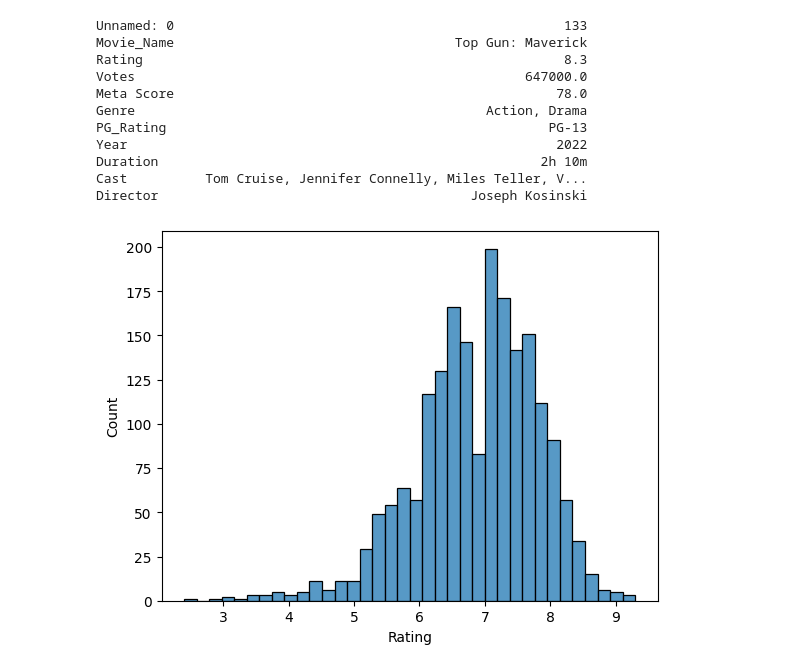
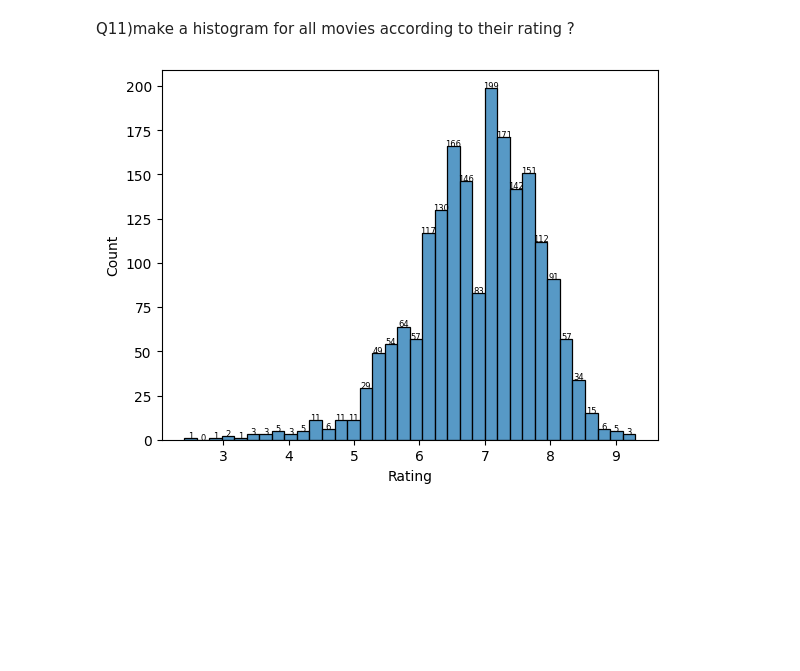
Before and after one commit to manu8274/1language-C, a Jupyter notebook: class/2nd_YR/4th_SEM/lec_4_AIML/project/st1_project/1.ipynb, the cells around one changed output. Cells and saved outputs as stored; diff of their text form; code cells hidden in the pictures; blank space fills up the shorter version.

```diff
--- a/class/2nd_YR/4th_SEM/lec_4_AIML/project/st1_project/1.ipynb
+++ b/class/2nd_YR/4th_SEM/lec_4_AIML/project/st1_project/1.ipynb
@@ -173,27 +286,21 @@ plt.show()
-# %%
-import pandas as pd
-mvdt=pd.read_csv('imdb_movie_data_2023.csv')
-x=mvdt[mvdt["Cast"].str.contains("Tom Cruise",case=True,na=False)]
-print(x.loc[x["Rating"].idxmax()].to_string())
-# %% [output]
-Unnamed: 0                                                  133
-Movie_Name                                    Top Gun: Maverick
-Rating                                                      8.3
-Votes                                                  647000.0
-Meta Score                                                 78.0
-Genre                                             Action, Drama
-PG_Rating                                                 PG-13
-Year                                                       2022
-Duration                                                 2h 10m
-Cast          Tom Cruise, Jennifer Connelly, Miles Teller, V...
-Director                                        Joseph Kosinski
+# %% [markdown]
+Q11)make a histogram for all movies according to their rating ?
 # %%
 import pandas as pd
 import seaborn as sns
 import matplotlib.pyplot as plt
 mvdt=pd.read_csv('imdb_movie_data_2023.csv')
 # print(mvdt.to_string())
 sns.histplot(data=mvdt,x='Rating')
+for bar in plt.gca().patches:
+    plt.text(
+        bar.get_x() + bar.get_width() / 2,
+        bar.get_height(),
+        str(bar.get_height()),
+        ha="center",
+        # va="bottom",
+        fontsize=6,
+    )
 plt.show()
 # %% [output]
-[figure, old version]
+[figure, new version]
```
Also changed, not shown: parts of 37 cells of this notebook, 8 other files.
